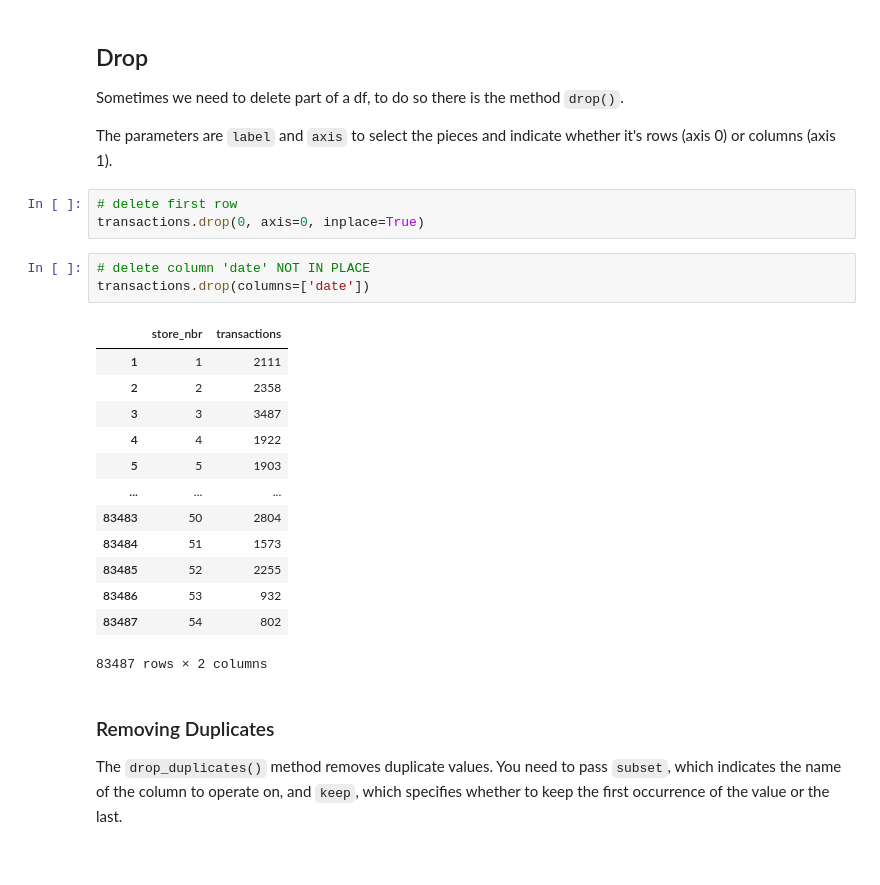
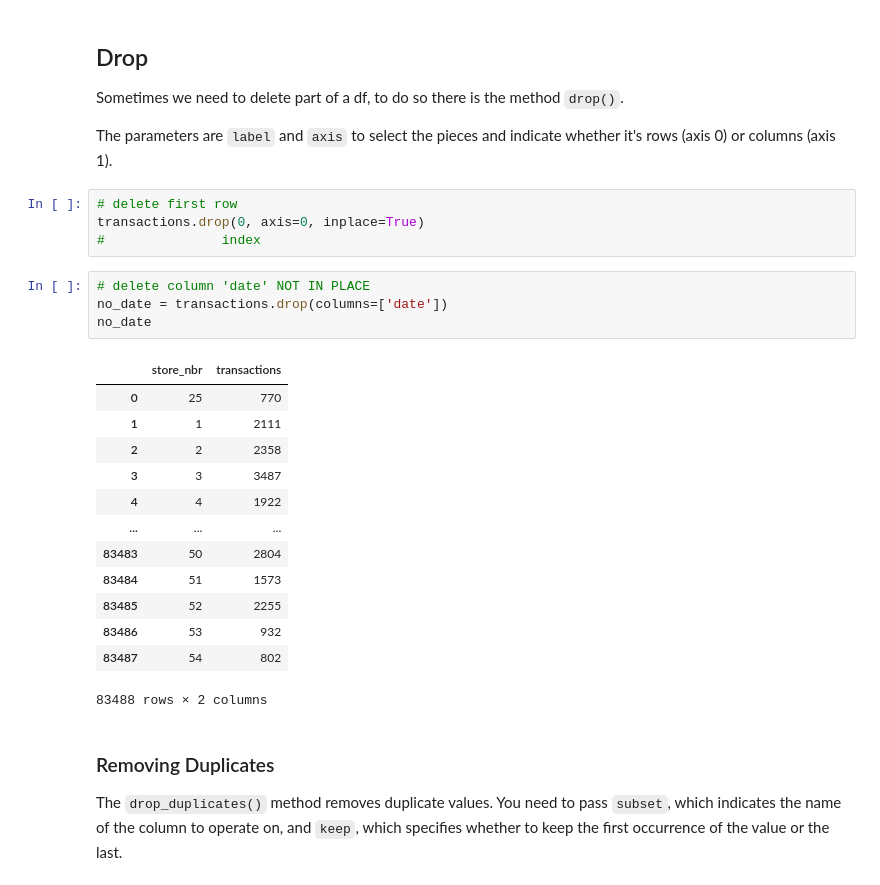
Before and after one commit to pg-88/ARTIFICIAL-INTELLIGENCE-MACHINE-LEARNING, a Jupyter notebook: python/pandas_notebook.ipynb, the cells around one changed output. Drawn from its saved outputs; the diff is of its cells as text.

```diff
--- a/python/pandas_notebook.ipynb
+++ b/python/pandas_notebook.ipynb
@@ -855,23 +891,25 @@ The parameters are `label` and `axis` to select the pieces and indicate whether
 # %%
 # delete first row
 transactions.drop(0, axis=0, inplace=True)
+#               index
 # %%
 # delete column 'date' NOT IN PLACE
-transactions.drop(columns=['date'])
+no_date = transactions.drop(columns=['date'])
+no_date
 # %% [output]
 |  | store_nbr | transactions |
+| 0 | 25 | 770 |
 | 1 | 1 | 2111 |
 | 2 | 2 | 2358 |
 | 3 | 3 | 3487 |
 | 4 | 4 | 1922 |
-| 5 | 5 | 1903 |
 | ... | ... | ... |
 | 83483 | 50 | 2804 |
 | 83484 | 51 | 1573 |
 | 83485 | 52 | 2255 |
 | 83486 | 53 | 932 |
 | 83487 | 54 | 802 |
-83487 rows × 2 columns
+83488 rows × 2 columns
 # %% [markdown]
 ### Removing Duplicates
 
```
Also changed, not shown: parts of 14 cells of this notebook, 1 other file.
